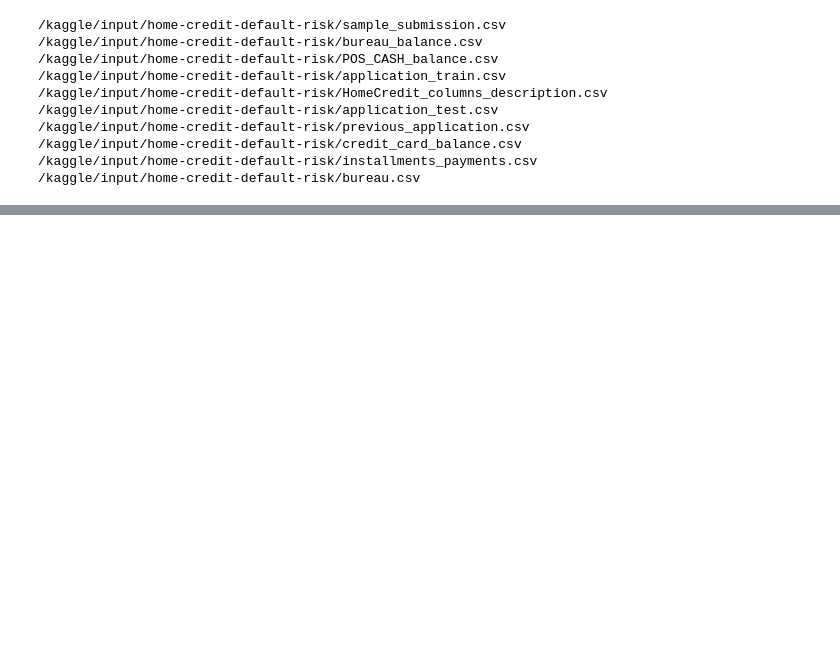
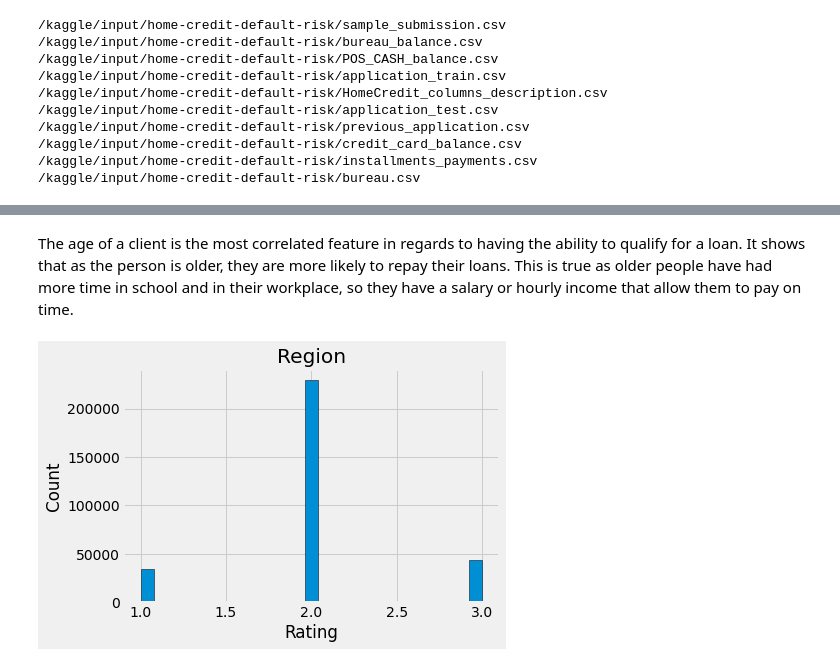
Before and after one commit to BarbosaRicardo/aai-510-dataset, a Jupyter notebook: module-1.ipynb, the cells around one changed output, grey strips where cells are left out. Drawn from its saved outputs; the diff is of its cells as text; code cells hidden in the pictures; blank space fills up the shorter version.

```diff
--- a/module-1.ipynb
+++ b/module-1.ipynb
@@ -31,0 +95,11 @@ for dirname, _, filenames in os.walk('/kaggle/input'):
+# %% [markdown]
+The age of a client is the most correlated feature in regards to having the ability to qualify for a loan. It shows that as the person is older, they are more likely to repay their loans. This is true as older people have had more time in school and in their workplace, so they have a salary or hourly income that allow them to pay on time.
+# %%
+# Set the style of plots
+plt.style.use('fivethirtyeight')
+
+# Plot the distribution of Region Rating
+plt.hist(train_data['REGION_RATING_CLIENT_W_CITY'], edgecolor = 'k', bins = 25)
+plt.title('Region'); plt.xlabel('Rating'); plt.ylabel('Count');
+# %% [output]
+[figure, added]
```
Also changed, not shown: parts of 16 cells of this notebook.
